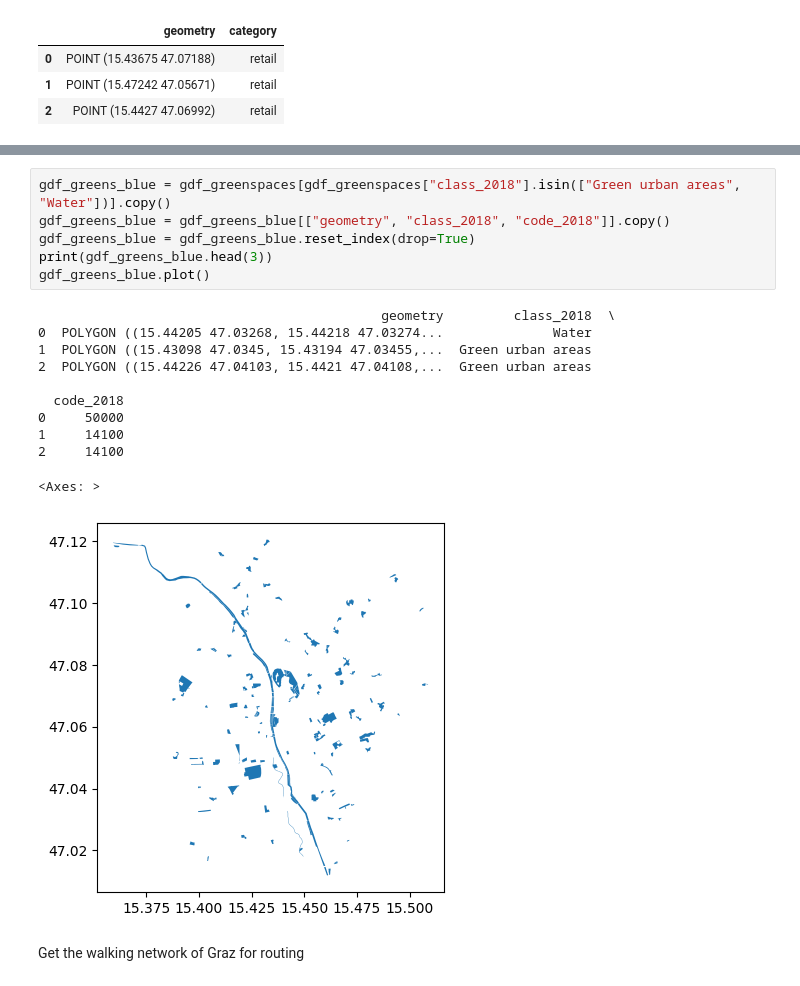
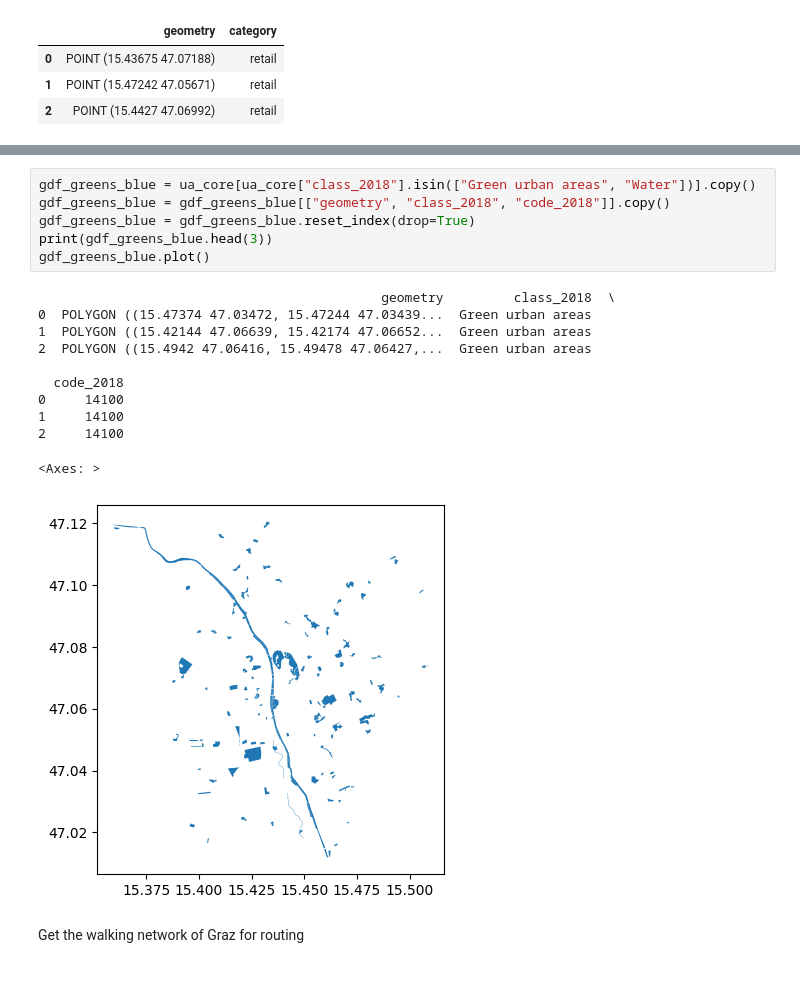
Before and after one commit to bernadettesophia/GAT2_group1_midterm_project, a Jupyter notebook: code_midterm_group1_walkability_graz.ipynb, the cells around one changed output, grey strips where cells are left out. Cells and saved outputs as stored; diff of their text form.

```diff
--- a/code_midterm_group1_walkability_graz.ipynb
+++ b/code_midterm_group1_walkability_graz.ipynb
@@ -351,21 +417,21 @@ Name: count, dtype: int64
-# %%
-gdf_greens_blue = gdf_greenspaces[gdf_greenspaces["class_2018"].isin(["Green urban areas", "Water"])].copy()
-gdf_greens_blue = gdf_greens_blue[["geometry", "class_2018", "code_2018"]].copy()
-gdf_greens_blue = gdf_greens_blue.reset_index(drop=True)
-print(gdf_greens_blue.head(3))
-gdf_greens_blue.plot()
-# %% [output]
-                                            geometry         class_2018  \
-0  POLYGON ((15.44205 47.03268, 15.44218 47.03274...              Water
-1  POLYGON ((15.43098 47.0345, 15.43194 47.03455,...  Green urban areas
-2  POLYGON ((15.44226 47.04103, 15.4421 47.04108,...  Green urban areas
-
-  code_2018
-0     50000
-1     14100
-2     14100
-<Axes: >
-[figure, removed]
+# %%
+gdf_greens_blue = ua_core[ua_core["class_2018"].isin(["Green urban areas", "Water"])].copy()
+gdf_greens_blue = gdf_greens_blue[["geometry", "class_2018", "code_2018"]].copy()
+gdf_greens_blue = gdf_greens_blue.reset_index(drop=True)
+print(gdf_greens_blue.head(3))
+gdf_greens_blue.plot()
+# %% [output]
+                                            geometry         class_2018  \
+0  POLYGON ((15.47374 47.03472, 15.47244 47.03439...  Green urban areas
+1  POLYGON ((15.42144 47.06639, 15.42174 47.06652...  Green urban areas
+2  POLYGON ((15.4942 47.06416, 15.49478 47.06427,...  Green urban areas
+
+  code_2018
+0     14100
+1     14100
+2     14100
+<Axes: >
+[figure, added]
 # %% [markdown]
 Get the walking network of Graz for routing
 # %%
```
Also changed, not shown: parts of 15 cells of this notebook, 16 other files.
